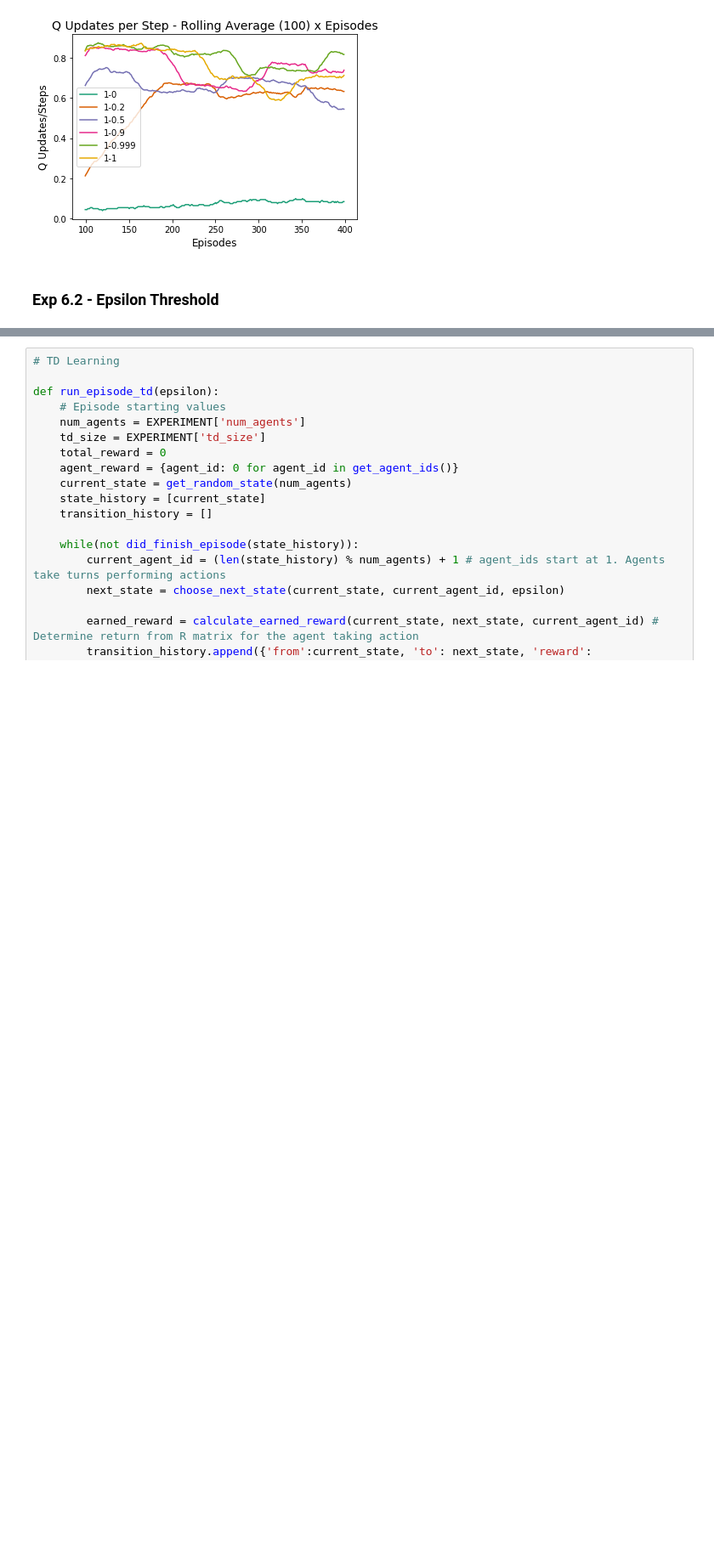
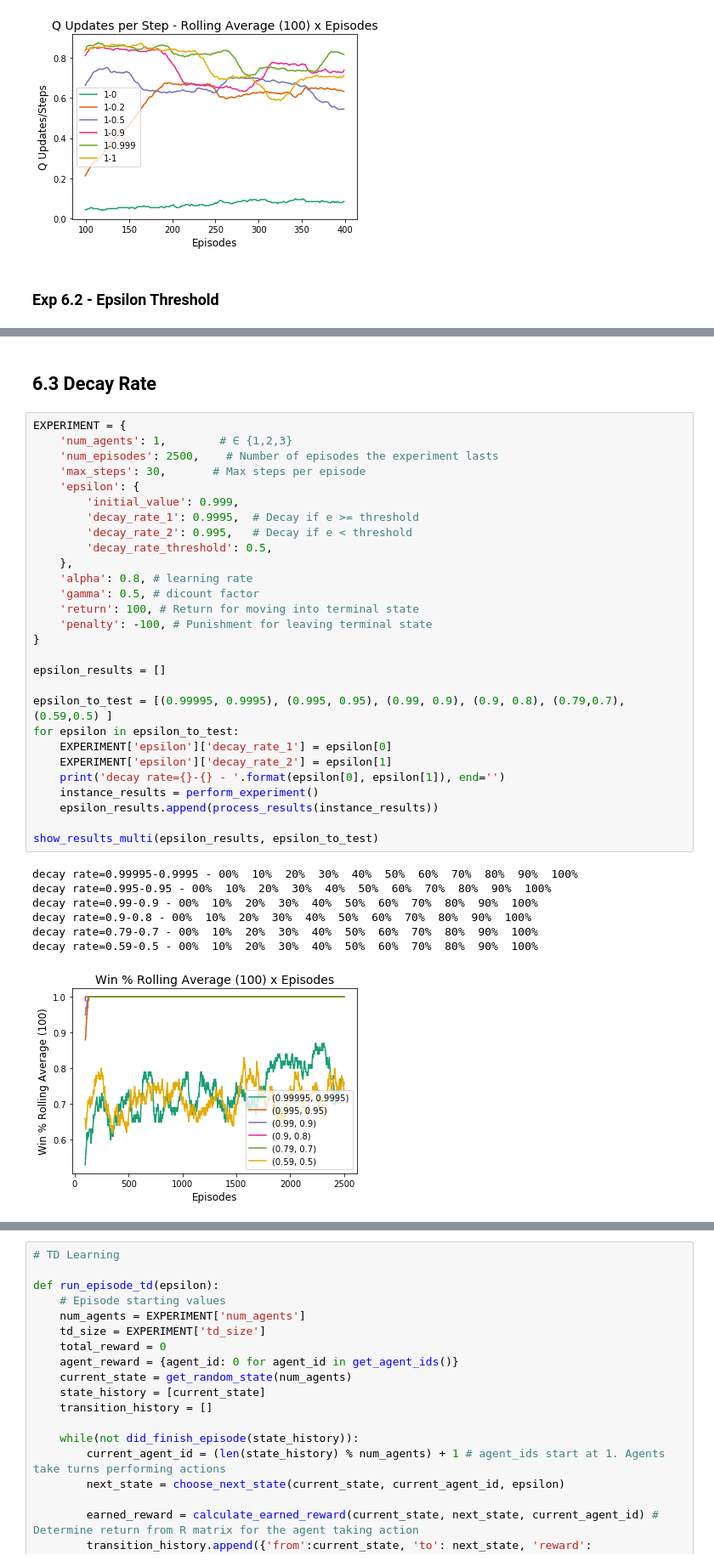
Before and after one commit to melloflavio/2019-SoftwareAgents-CW, a Jupyter notebook: Coursework.ipynb, the cells around one changed output, grey strips where cells are left out. Shown at 85% size. Cells and saved outputs as stored; diff of their text form; blank space fills up the shorter version.

```diff
--- a/Coursework.ipynb
+++ b/Coursework.ipynb
@@ -889,0 +877,38 @@ decay_rate_threshold=0.998 - 00%  10%  20%  30%  40%  50%  60%  70%  80%  90%  1
+# %% [markdown]
+## 6.3 Decay Rate
+# %%
+EXPERIMENT = {
+    'num_agents': 1,        # ∈ {1,2,3}
+    'num_episodes': 2500,    # Number of episodes the experiment lasts
+    'max_steps': 30,       # Max steps per episode
+    'epsilon': {
+        'initial_value': 0.999,
+        'decay_rate_1': 0.9995,  # Decay if e >= threshold
+        'decay_rate_2': 0.995,   # Decay if e < threshold
+        'decay_rate_threshold': 0.5,
+    },
+    'alpha': 0.8, # learning rate
+    'gamma': 0.5, # dicount factor
+    'return': 100, # Return for moving into terminal state
+    'penalty': -100, # Punishment for leaving terminal state
+}
+
+epsilon_results = []
+
+epsilon_to_test = [(0.99995, 0.9995), (0.995, 0.95), (0.99, 0.9), (0.9, 0.8), (0.79,0.7), (0.59,0.5) ]
+for epsilon in epsilon_to_test:
+    EXPERIMENT['epsilon']['decay_rate_1'] = epsilon[0]
+    EXPERIMENT['epsilon']['decay_rate_2'] = epsilon[1]
+    print('decay rate={}-{} - '.format(epsilon[0], epsilon[1]), end='')
+    instance_results = perform_experiment()
+    epsilon_results.append(process_results(instance_results))
+
+show_results_multi(epsilon_results, epsilon_to_test)
+# %% [output]
+decay rate=0.99995-0.9995 - 00%  10%  20%  30%  40%  50%  60%  70%  80%  90%  100%
+decay rate=0.995-0.95 - 00%  10%  20%  30%  40%  50%  60%  70%  80%  90%  100%
+decay rate=0.99-0.9 - 00%  10%  20%  30%  40%  50%  60%  70%  80%  90%  100%
+decay rate=0.9-0.8 - 00%  10%  20%  30%  40%  50%  60%  70%  80%  90%  100%
+decay rate=0.79-0.7 - 00%  10%  20%  30%  40%  50%  60%  70%  80%  90%  100%
+decay rate=0.59-0.5 - 00%  10%  20%  30%  40%  50%  60%  70%  80%  90%  100%
+[figure, added]
```
Also changed, not shown: parts of 17 cells of this notebook, 6 other files.
